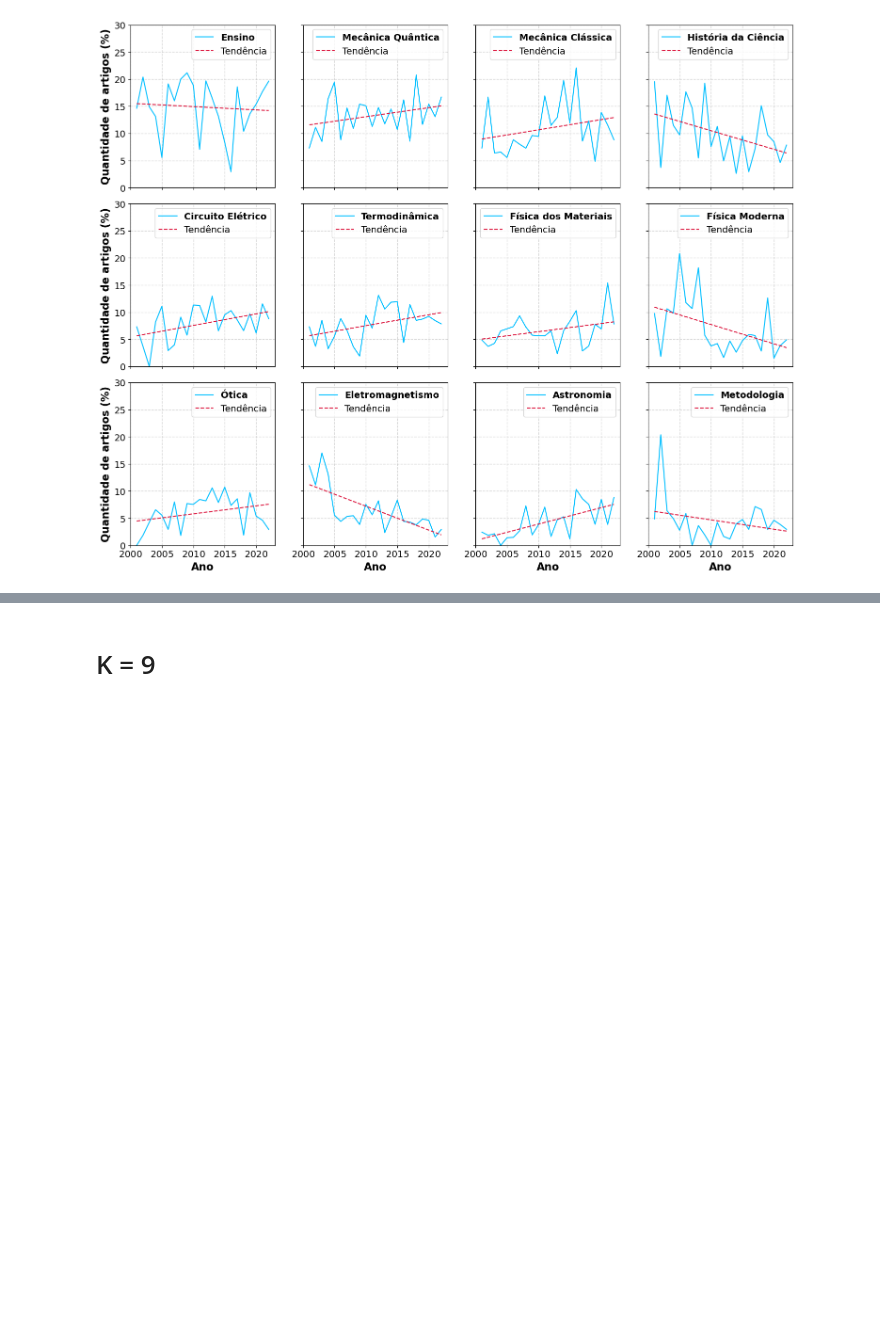
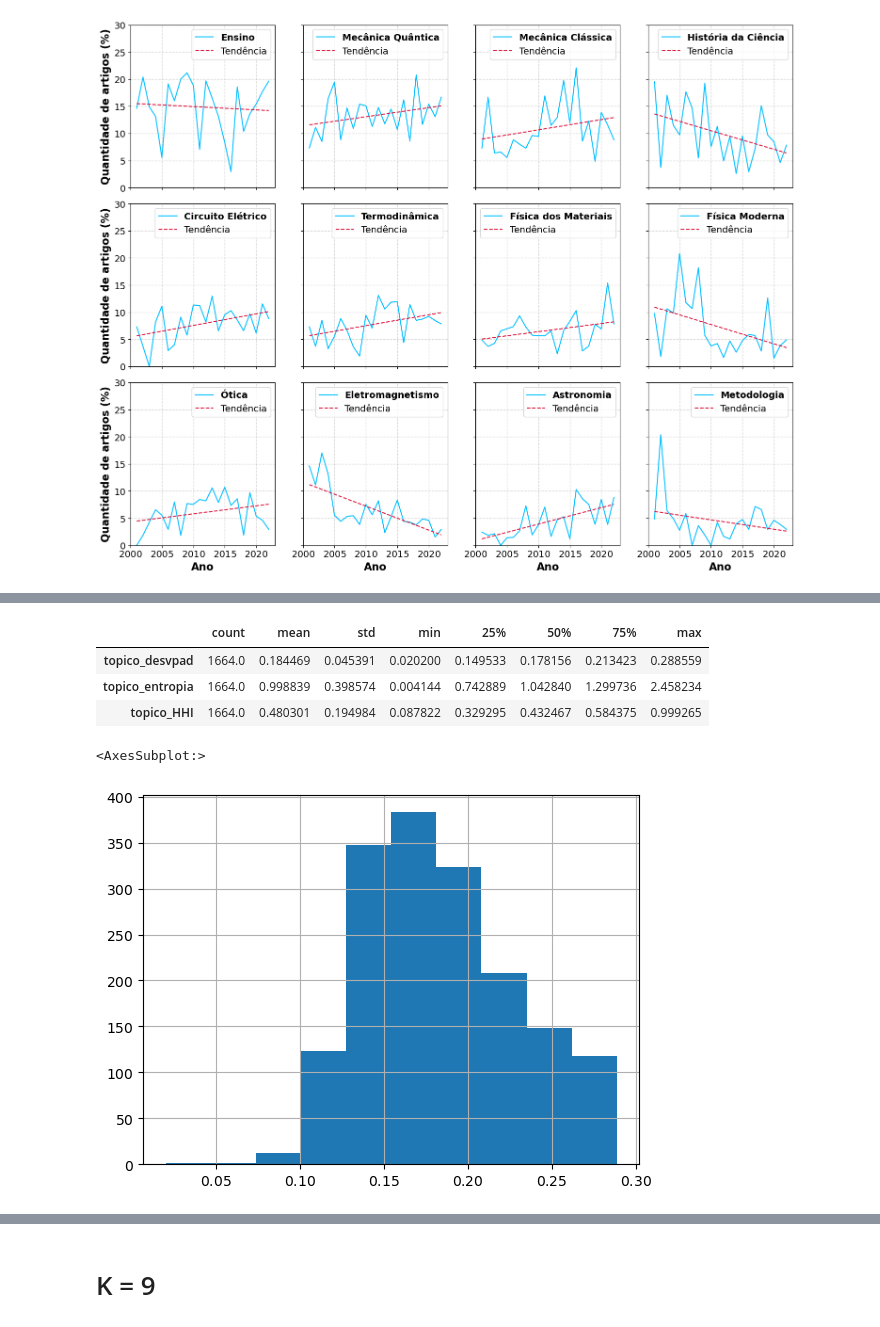
Before and after one commit to ghurone/monografia, a Jupyter notebook: code/4. Análise Dataset SciELO.ipynb, the cells around one changed output, grey strips where cells are left out. Drawn from its saved outputs; the diff is of its cells as text; code cells hidden in the pictures; blank space fills up the shorter version.

```diff
--- a/code/4. Análise Dataset SciELO.ipynb
+++ b/code/4. Análise Dataset SciELO.ipynb
@@ -54,4 +108,4 @@ lda = ModelLDA(corpus, dicionario, chunksize=2000, iterations=400, passes=50)
 # %% [markdown]
 # K = 12
 # %%
-model = lda.run(12)
+model, df_12 = run_model(lda, 12)
@@ -58,2 +129,0 @@ model = lda.run(12)
-# %%
-df_12 = df.copy()
@@ -65,3 +129,0 @@ coerencia.get_coherence()
-# %%
-topicos = model.get_document_topics(corpus, minimum_probability=0)
-df_12['topico'] = [max(topic, key=lambda x: x[1])[0] for topic in topicos]
@@ -75,2 +129,0 @@ for topics in topicos:
-# %%
-df_12 = pd.concat([df_12, pd.DataFrame(dicts_list)], axis=1)
@@ -190,0 +210,12 @@ fig.savefig('plots/tópicosporano.png', dpi=300, bbox_inches='tight')
+# %%
+df_12[['topico_desvpad', 'topico_entropia', 'topico_HHI']].describe().T
+# %% [output]
+|  | count | mean | std | min | 25% | 50% | 75% | max |
+| topico_desvpad | 1664.0 | 0.184469 | 0.045391 | 0.020200 | 0.149533 | 0.178156 | 0.213423 | 0.288559 |
+| topico_entropia | 1664.0 | 0.998839 | 0.398574 | 0.004144 | 0.742889 | 1.042840 | 1.299736 | 2.458234 |
+| topico_HHI | 1664.0 | 0.480301 | 0.194984 | 0.087822 | 0.329295 | 0.432467 | 0.584375 | 0.999265 |
+# %%
+df_12['topico_desvpad'].hist()
+# %% [output]
+<AxesSubplot:>
+[figure, added]
```
Also changed, not shown: parts of 41 cells of this notebook, 8 other files.
